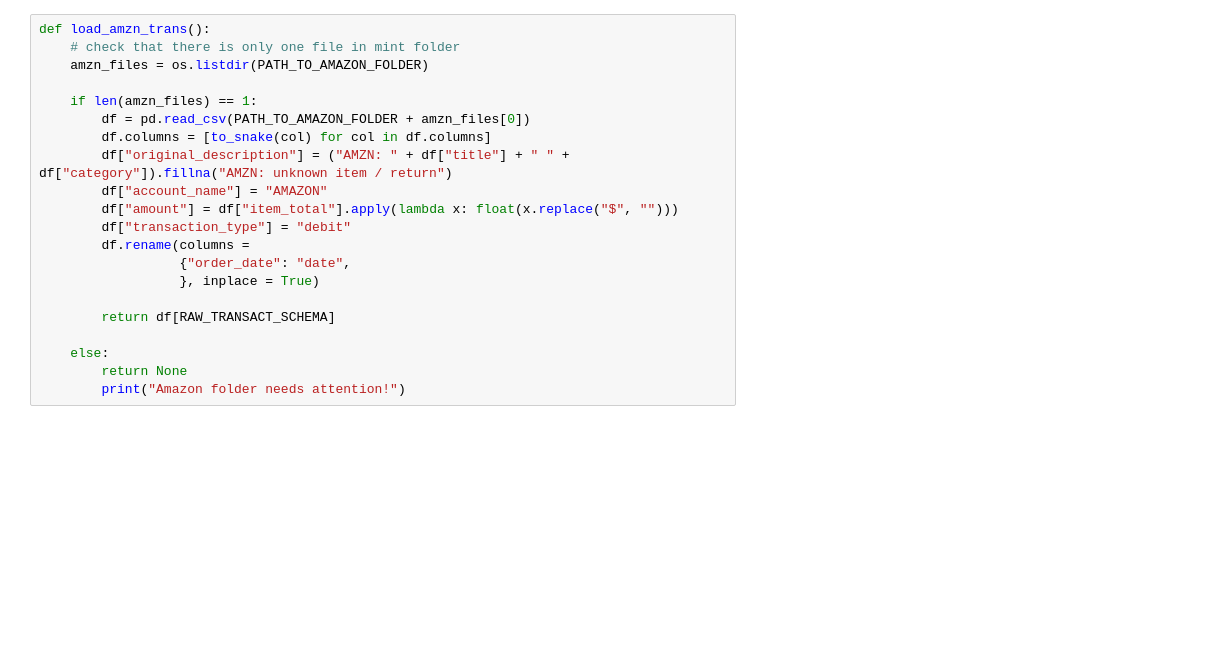
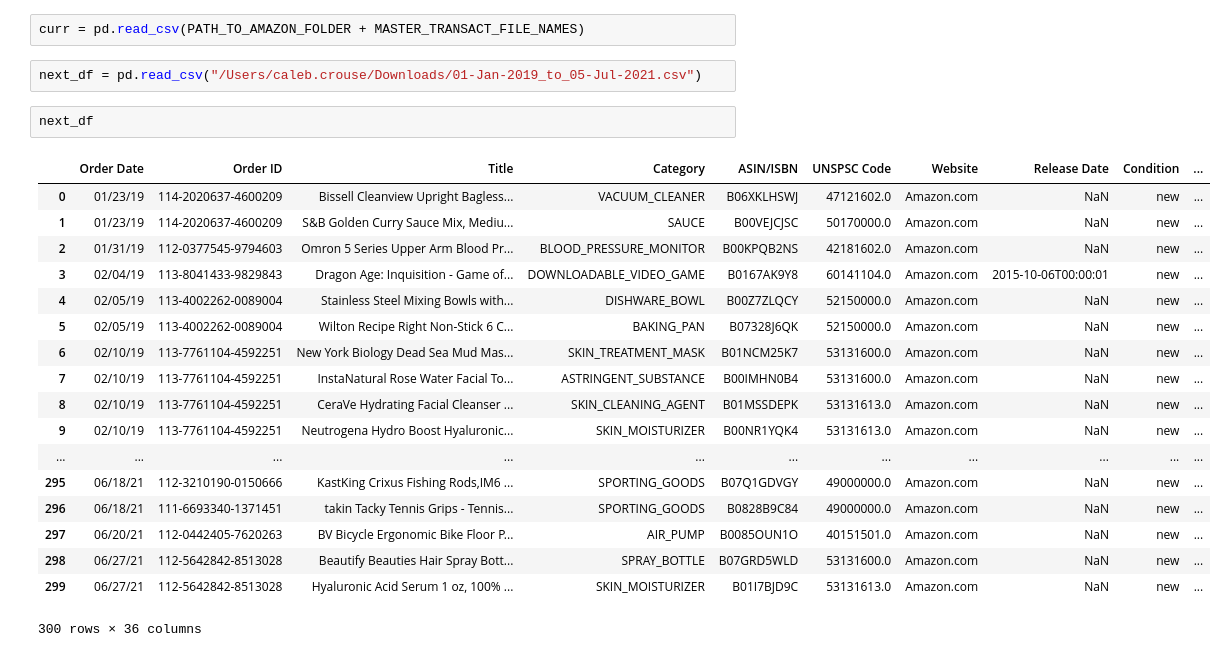
Before and after one commit to calebcrouse3/spending-tracker, a Jupyter notebook: notebook.ipynb, the cells around one changed output. Saved outputs shown, nothing was run; the diff lists cells and outputs as text; blank space fills up the shorter version.

Commit message:
util script to update raw transactions working

```diff
--- a/notebook.ipynb
+++ b/notebook.ipynb
@@ -102,21 +131,25 @@ def load_amzn_trans():
-# %%
-def load_amzn_trans():
-    # check that there is only one file in mint folder
-    amzn_files = os.listdir(PATH_TO_AMAZON_FOLDER)
-
-    if len(amzn_files) == 1:
-        df = pd.read_csv(PATH_TO_AMAZON_FOLDER + amzn_files[0])
-        df.columns = [to_snake(col) for col in df.columns]
-        df["original_description"] = ("AMZN: " + df["title"] + " " + df["category"]).fillna("AMZN: unknown item / return")
-        df["account_name"] = "AMAZON"
-        df["amount"] = df["item_total"].apply(lambda x: float(x.replace("$", "")))
-        df["transaction_type"] = "debit"
-        df.rename(columns =
-                  {"order_date": "date",
-                  }, inplace = True)
-
-        return df[RAW_TRANSACT_SCHEMA]
-
-    else:
-        return None
-        print("Amazon folder needs attention!")
+# %%
+curr = pd.read_csv(PATH_TO_AMAZON_FOLDER + MASTER_TRANSACT_FILE_NAMES)
+# %%
+next_df = pd.read_csv("/Users/caleb.crouse/Downloads/01-Jan-2019_to_05-Jul-2021.csv")
+# %%
+next_df
+# %% [output]
+|  | Order Date | Order ID | Title | Category | ASIN/ISBN | UNSPSC Code | Website | Release Date | Condition | ... |
+| 0 | 01/23/19 | 114-2020637-4600209 | Bissell Cleanview Upright Bagless... | VACUUM_CLEANER | B06XKLHSWJ | 47121602.0 | Amazon.com | NaN | new | ... |
+| 1 | 01/23/19 | 114-2020637-4600209 | S&B Golden Curry Sauce Mix, Mediu... | SAUCE | B00VEJCJSC | 50170000.0 | Amazon.com | NaN | new | ... |
+| 2 | 01/31/19 | 112-0377545-9794603 | Omron 5 Series Upper Arm Blood Pr... | BLOOD_PRESSURE_MONITOR | B00KPQB2NS | 42181602.0 | Amazon.com | NaN | new | ... |
+| 3 | 02/04/19 | 113-8041433-9829843 | Dragon Age: Inquisition - Game of... | DOWNLOADABLE_VIDEO_GAME | B0167AK9Y8 | 60141104.0 | Amazon.com | 2015-10-06T00:00:01 | new | ... |
+| 4 | 02/05/19 | 113-4002262-0089004 | Stainless Steel Mixing Bowls with... | DISHWARE_BOWL | B00Z7ZLQCY | 52150000.0 | Amazon.com | NaN | new | ... |
+| 5 | 02/05/19 | 113-4002262-0089004 | Wilton Recipe Right Non-Stick 6 C... | BAKING_PAN | B07328J6QK | 52150000.0 | Amazon.com | NaN | new | ... |
+| 6 | 02/10/19 | 113-7761104-4592251 | New York Biology Dead Sea Mud Mas... | SKIN_TREATMENT_MASK | B01NCM25K7 | 53131600.0 | Amazon.com | NaN | new | ... |
+| 7 | 02/10/19 | 113-7761104-4592251 | InstaNatural Rose Water Facial To... | ASTRINGENT_SUBSTANCE | B00IMHN0B4 | 53131600.0 | Amazon.com | NaN | new | ... |
+| 8 | 02/10/19 | 113-7761104-4592251 | CeraVe Hydrating Facial Cleanser ... | SKIN_CLEANING_AGENT | B01MSSDEPK | 53131613.0 | Amazon.com | NaN | new | ... |
+| 9 | 02/10/19 | 113-7761104-4592251 | Neutrogena Hydro Boost Hyaluronic... | SKIN_MOISTURIZER | B00NR1YQK4 | 53131613.0 | Amazon.com | NaN | new | ... |
+| ... | ... | ... | ... | ... | ... | ... | ... | ... | ... | ... |
+| 295 | 06/18/21 | 112-3210190-0150666 | KastKing Crixus Fishing Rods,IM6 ... | SPORTING_GOODS | B07Q1GDVGY | 49000000.0 | Amazon.com | NaN | new | ... |
+| 296 | 06/18/21 | 111-6693340-1371451 | takin Tacky Tennis Grips - Tennis... | SPORTING_GOODS | B0828B9C84 | 49000000.0 | Amazon.com | NaN | new | ... |
+| 297 | 06/20/21 | 112-0442405-7620263 | BV Bicycle Ergonomic Bike Floor P... | AIR_PUMP | B0085OUN1O | 40151501.0 | Amazon.com | NaN | new | ... |
+| 298 | 06/27/21 | 112-5642842-8513028 | Beautify Beauties Hair Spray Bott... | SPRAY_BOTTLE | B07GRD5WLD | 53131600.0 | Amazon.com | NaN | new | ... |
+| 299 | 06/27/21 | 112-5642842-8513028 | Hyaluronic Acid Serum 1 oz, 100% ... | SKIN_MOISTURIZER | B01I7BJD9C | 53131613.0 | Amazon.com | NaN | new | ... |
+300 rows × 36 columns
```
Also changed, not shown: parts of 5 cells of this notebook, 5 other files.
